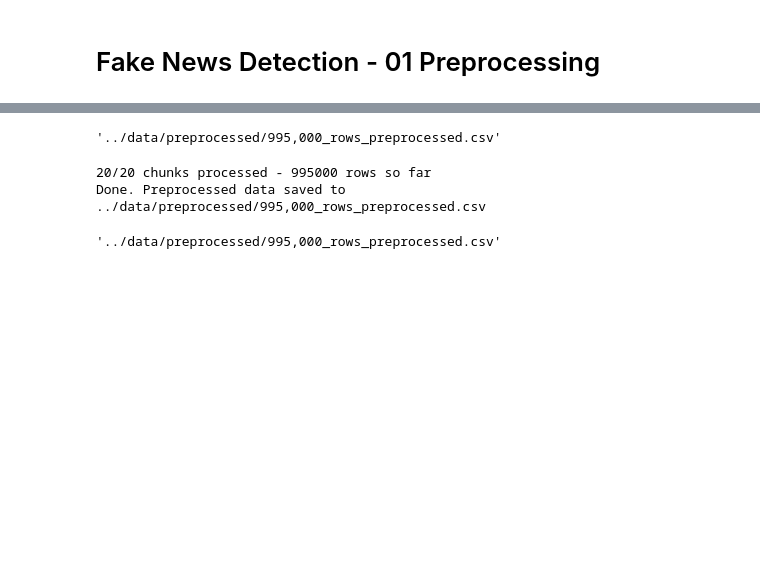
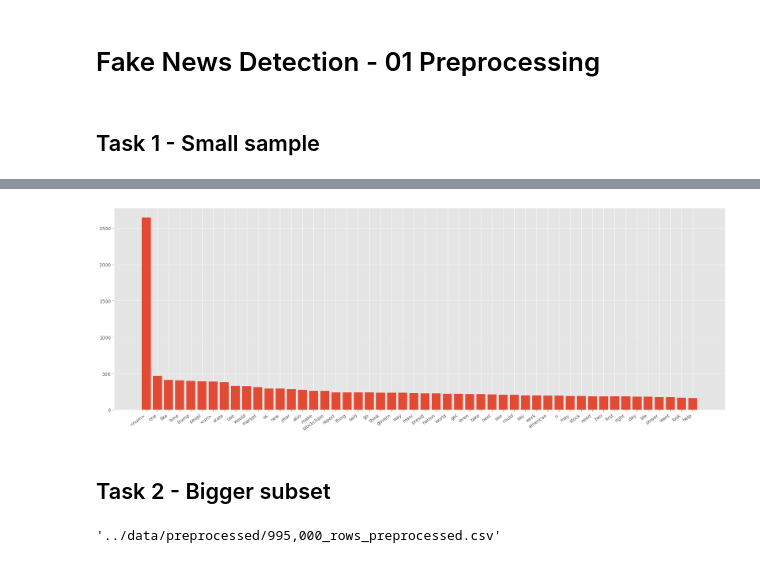
Before and after one commit to karlaugustnybo/Fake-News-Project, a Jupyter notebook: notebooks/01_preprocessing.ipynb, the cells around one changed output, grey strips where cells are left out. Drawn from its saved outputs; the diff is of its cells as text; code cells hidden in the pictures; blank space fills up the shorter version.

```diff
--- a/notebooks/01_preprocessing.ipynb
+++ b/notebooks/01_preprocessing.ipynb
@@ -1,5 +1,7 @@
 # %% [markdown]
 # Fake News Detection - 01 Preprocessing
+# %% [markdown]
+## Task 1 - Small sample
 # %%
 import os
 import sys
@@ -33,6 +35,33 @@ shape: (5, 5)
 | "never hike alon friday <num> t… | "never hike alon - friday <num>… | null | "" | "never hike alon friday <num> t… |
 | "rare shark caught scientist le… | "elus alien sea caught scientis… | "alexand smith" | "" | null |
 | "donald trump unnerv abil abil … | "trump geniu poll complet resul… | "gloria christi" | "" | null |
+# %%
+from collections import Counter
+import matplotlib.pyplot as plt
+plt.style.use("ggplot")
+# Make Zipf's law plot of the 50 most common tokens after preprocessing
+# Gather all text from NL columns, split into tokens, count
+
+all_text = " ".join(
+    df_clean.select(natural_language_cols)
+    .fill_null("")
+    .unpivot()
+    .get_column("value")
+    .to_list()
+)
+
+token_counts = Counter(all_text.split())
+most_common = token_counts.most_common(50)
+words, counts = zip(*most_common)
+
+plt.figure(figsize=(24, 8))
+plt.bar(list(words), list(counts))
+plt.xticks(rotation=35, ha="right")
+plt.show()
+# %% [output]
+[figure, added]
+# %% [markdown]
+## Task 2 - Bigger subset
 # %%
 raw_file = '../data/raw/995,000_rows.csv'
 preprocessed_file = '../data/preprocessed/995,000_rows_preprocessed.csv'
@@ -40,12 +69,8 @@ preprocessed_file
 # %% [output]
 '../data/preprocessed/995,000_rows_preprocessed.csv'
 # %%
-preprocess_file(
-    filepath=raw_file,
-    outpath=preprocessed_file,
-    chunk_size=50_000,
-)
+# preprocess_file(
+#     filepath=raw_file,
+#     outpath=preprocessed_file,
+#     chunk_size=50_000,
+# )
-# %% [output]
-20/20 chunks processed - 995000 rows so far
-Done. Preprocessed data saved to ../data/preprocessed/995,000_rows_preprocessed.csv
-'../data/preprocessed/995,000_rows_preprocessed.csv'
```
Also changed, not shown: parts of 16 cells of this notebook, 1 other file.
